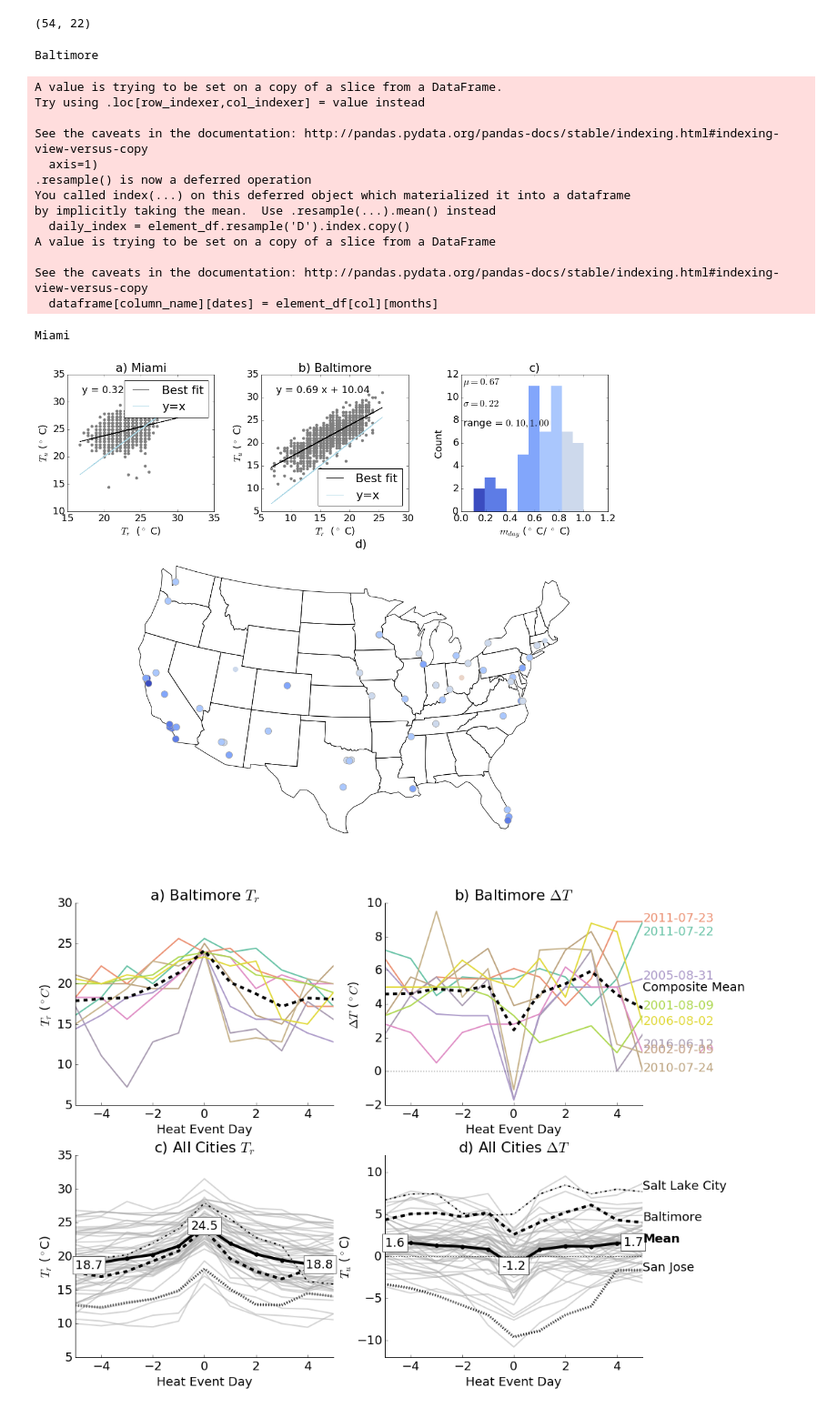
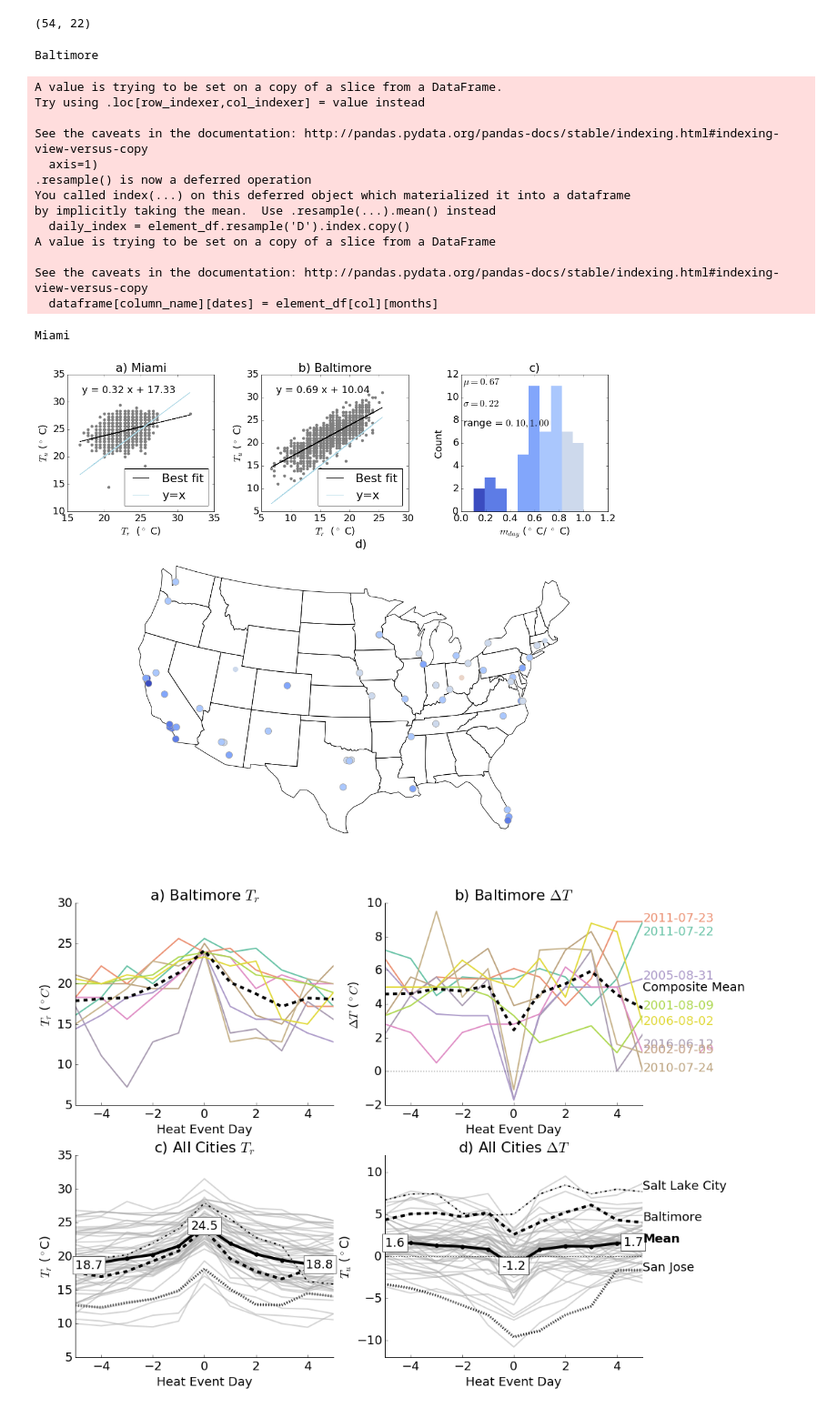
Before and after one commit to gottscott/heat, a Jupyter notebook: PaperFigures.ipynb, the cells around one changed output. Shown at 91% size. Drawn from its saved outputs; the diff is of its cells as text; code cells hidden in the pictures.

```diff
--- a/PaperFigures.ipynb
+++ b/PaperFigures.ipynb
@@ -810,7 +810,7 @@ for city in ['Baltimore', 'Miami']:
         inset_scatter(a.values, b,'a) %s'%(city),
                   '$T_r$  ($^\circ$ C)', '$ T_u$ ($^\circ$ C)')
         plt.plot(a.values, a.values, color = 'lightblue')
-        plt.legend(['Best fit', 'y=x'])
+        plt.legend(['Best fit', 'y=x'], loc = 4)
     ##### Inset plot
     dummy_ind = dummy_ind+1
 
@@ -823,34 +823,34 @@ sub_ax.annotate('$ \mu = %2.2f $'%data.mean(), xy=(0.01, .9), xycoords='axes fra
 sub_ax.annotate('$ \sigma  = %2.2f $'%data.std(), xy=(0.01, .75), xycoords='axes fraction',  horizontalalignment='left', verticalalignment='bottom')
 sub_ax.annotate('range = $%2.2f, %2.2f $'%(data.min(), data.max()), xy=(0.01, .6), xycoords='axes fraction',  horizontalalignment='left', verticalalignment='bottom')
 sub_ax.set_xlabel('$m_{day}$ ($^\circ$ C/ $^\circ$ C)')#data_label) #'m$_{JJA}$ ($^\circ$C$ / ^\circ $C)')
 sub_ax.set_ylabel('Count')
 sub_ax.set_title('c)')
 
 # set colors
 m = matplotlib.cm.ScalarMappable(norm = norm, cmap = cmap)
 m._A = []
 
 bin_centers = 0.5 * (bins[:-1] + bins[1:])
 for c,p in zip(bin_centers, patches): # in range(np.size(patches)):
     plt.setp(p,'facecolor', m.to_rgba(c))#color=m.to_rgba(c))
 plt.savefig(results_filepath+ 'figure01.pdf', bbox_inches='tight')
 # %% [output]
 Baltimore
 A value is trying to be set on a copy of a slice from a DataFrame.
 Try using .loc[row_indexer,col_indexer] = value instead
 
 See the caveats in the documentation: http://pandas.pydata.org/pandas-docs/stable/indexing.html#indexing-view-versus-copy
   axis=1)
 .resample() is now a deferred operation
 You called index(...) on this deferred object which materialized it into a dataframe
 by implicitly taking the mean.  Use .resample(...).mean() instead
   daily_index = element_df.resample('D').index.copy()
 A value is trying to be set on a copy of a slice from a DataFrame
 
 See the caveats in the documentation: http://pandas.pydata.org/pandas-docs/stable/indexing.html#indexing-view-versus-copy
   dataframe[column_name][dates] = element_df[col][months]
 Miami
-[figure, old version]
+[figure, new version]
 # %%
 # fig 2 : heatwaves + heatwave sensitivity
 # import heatwave composite
```
Also changed, not shown: parts of 10 cells of this notebook, 3 other files.
